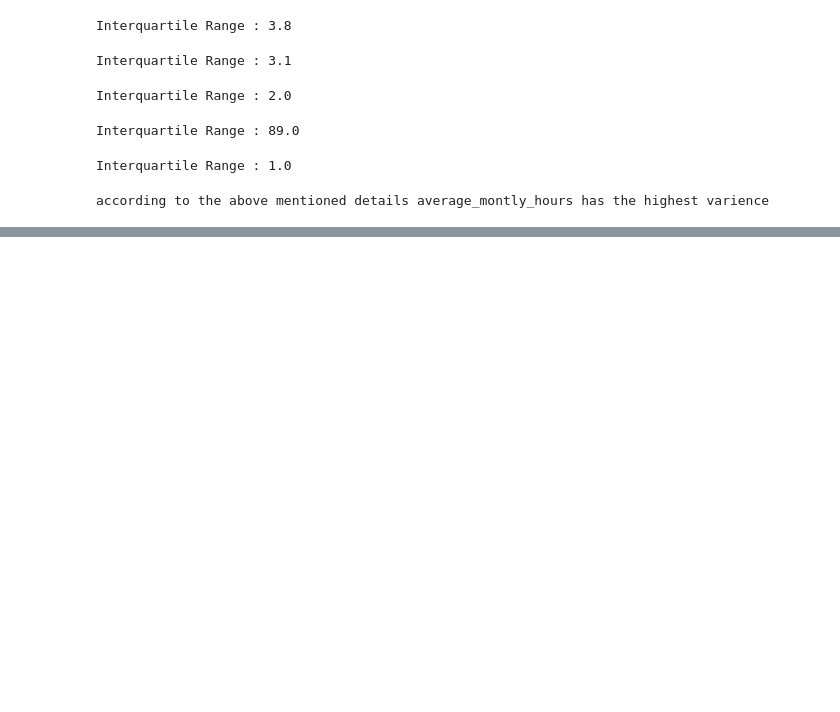
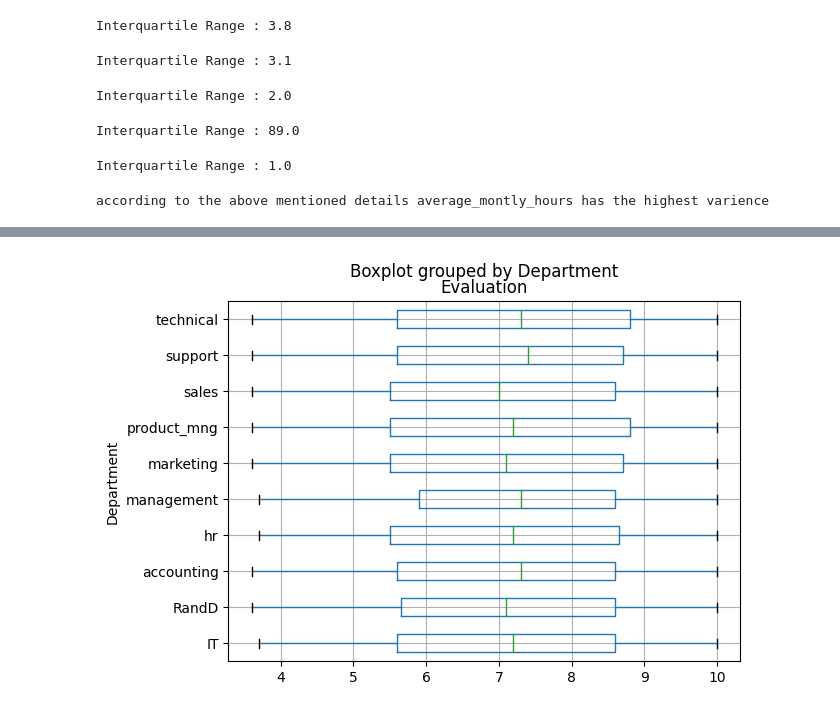
Before and after one commit to SriGanesh01/MLSA_EDA_1, a Jupyter notebook: Analysis.ipynb, the cells around one changed output, grey strips where cells are left out. Drawn from its saved outputs; the diff is of its cells as text; code cells hidden in the pictures; blank space fills up the shorter version.

```diff
--- a/Analysis.ipynb
+++ b/Analysis.ipynb
@@ -184,0 +190,5 @@ according to the above mentioned details average_montly_hours has the highest va
+# %%
+Employee_HR.boxplot(column='Evaluation', by='Department',vert=False)
+plt.show()
+# %% [output]
+[figure, added]
```
Also changed, not shown: parts of 9 cells of this notebook.
